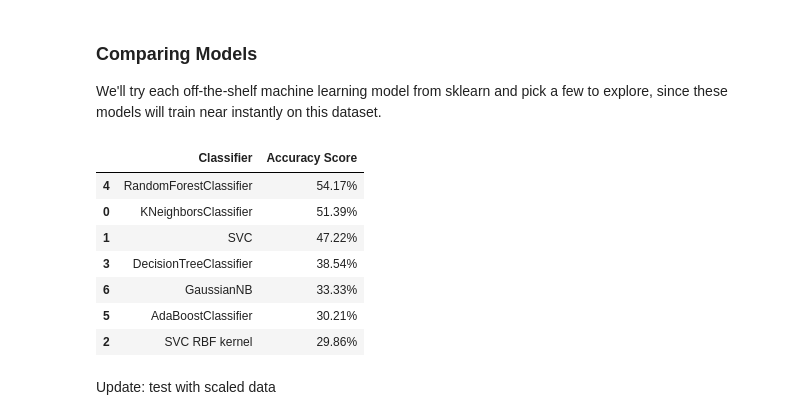
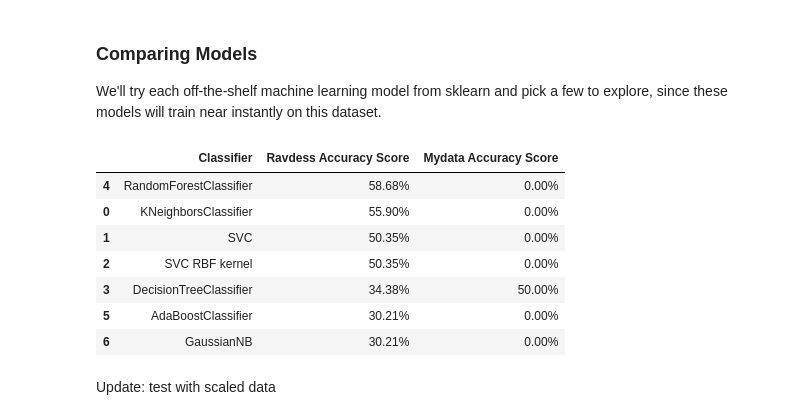
Before and after one commit to daffodilho/Week3-ClassicML, a Jupyter notebook: ravdessdata_week_3_machinelearning.ipynb, the cells around one changed output. Cells and saved outputs as stored; diff of their text form; code cells hidden in the pictures.

Commit message:
Tested ravdess-trained models with ravdess data and my data

```diff
--- a/ravdessdata_week_3_machinelearning.ipynb
+++ b/ravdessdata_week_3_machinelearning.ipynb
@@ -361,13 +383,15 @@ from sklearn.preprocessing import MinMaxScaler
 
 scaler = StandardScaler()
 # keep our unscaled features just in case we need to process them alternatively
-features_scaled = features
-features_scaled = scaler.fit_transform(features_scaled)
+features_scaled_ravdess = features_ravdess
+features_scaled_ravdess = scaler.fit_transform(features_scaled_ravdess)
+features_scaled_mydata = features_mydata
+features_scaled_mydata = scaler.fit_transform(features_scaled_mydata)
 
-scaler = MinMaxScaler()
+#scaler = MinMaxScaler()
 # keep our unscaled features just in case we need to process them alternatively
-features_minmax = features
-features_minmax = scaler.fit_transform(features_minmax)
+#features_minmax = features
+#features_minmax = scaler.fit_transform(features_minmax)
 # %% [markdown]
 Make sure our features are properly scaled:
 # %%
@@ -452,46 +478,66 @@ X_train_minmax, X_test_minmax, _, _ = train_test_split(
     test_size=0.2,
     random_state=42
 )
+# %%
+from sklearn.model_selection import train_test_split
+
+############ Standard Scaled test/train set only ###########
+# The labels/classes (y_train, y_test) never change, keep old values
+X_train_scaled_ravdess, X_test_scaled_ravdess, y_train_ravdess, y_test_ravdess = train_test_split(
+    features_scaled_ravdess,
+    emotions_ravdess,
+    test_size=0.2,
+    random_state=42
+)
+
+X_train_scaled_mydata, X_test_scaled_mydata, y_train_mydata, y_test_mydata = train_test_split(
+    features_scaled_mydata,
+    emotions_mydata,
+    test_size=0.2,
+    random_state=42
+)
 # %% [markdown]
 ### Comparing Models
 We'll try each off-the-shelf machine learning model from sklearn and pick a few to explore, since these models will train near instantly on this dataset.
 # %%
 from sklearn.neighbors import KNeighborsClassifier
 from sklearn.svm import SVC
 from sklearn.tree import DecisionTreeClassifier
 from sklearn.ensemble import RandomForestClassifier, AdaBoostClassifier
 from sklearn.naive_bayes import GaussianNB
 from sklearn.discriminant_analysis import QuadraticDiscriminantAnalysis
 
 classification_models = [
     KNeighborsClassifier(),#(3),
     SVC(kernel='linear'),#, C=0.025),
     SVC(kernel='rbf'),
     DecisionTreeClassifier(),#max_depth=5),
     RandomForestClassifier(),#max_depth=5, n_estimators=10, max_features=1),
     AdaBoostClassifier(),
     GaussianNB()]
     #QuadraticDiscriminantAnalysis()]
 
 scores = []
 for model in classification_models:
-    model.fit(X_train, y_train)
-    score = model.score(X_test, y_test)
+    model.fit(X_train_scaled_ravdess, y_train_ravdess)
+    ravdess_score = model.score(X_test_scaled_ravdess, y_test_ravdess)
+    mydata_score = model.score(X_test_scaled_mydata, y_test_mydata)
     model_name = type(model).__name__
     if model_name=='SVC' and model.kernel=='rbf': model_name+=' RBF kernel'
-    scores.append((model_name,(f'{100*score:.2f}%')))
+    scores.append((model_name,(f'{100*ravdess_score:.2f}%'),(f'{100*mydata_score:.2f}%')))
+
 # Make it pretty
-scores_df = pd.DataFrame(scores,columns=['Classifier','Accuracy Score'])
-scores_df.sort_values(by='Accuracy Score',axis=0,ascending=False)
+scores_df = pd.DataFrame(scores,columns=['Classifier','Ravdess Accuracy Score','Mydata Accuracy Score'])
+scores_df.sort_values(by='Ravdess Accuracy Score',axis=0,ascending=False)
 # %% [output]
-|  | Classifier | Accuracy Score |
-| 4 | RandomForestClassifier | 54.17% |
-| 0 | KNeighborsClassifier | 51.39% |
-| 1 | SVC | 47.22% |
-| 3 | DecisionTreeClassifier | 38.54% |
-| 6 | GaussianNB | 33.33% |
-| 5 | AdaBoostClassifier | 30.21% |
-| 2 | SVC RBF kernel | 29.86% |
+|  | Classifier | Ravdess Accuracy Score | Mydata Accuracy Score |
+| 4 | RandomForestClassifier | 58.68% | 0.00% |
+| 0 | KNeighborsClassifier | 55.90% | 0.00% |
+| 1 | SVC | 50.35% | 0.00% |
+| 2 | SVC RBF kernel | 50.35% | 0.00% |
+| 3 | DecisionTreeClassifier | 34.38% | 50.00% |
+| 5 | AdaBoostClassifier | 30.21% | 0.00% |
+| 6 | GaussianNB | 30.21% | 0.00% |
 # %% [markdown]
 Update: test with scaled data
 # %%
```
Also changed, not shown: parts of 16 cells of this notebook.
